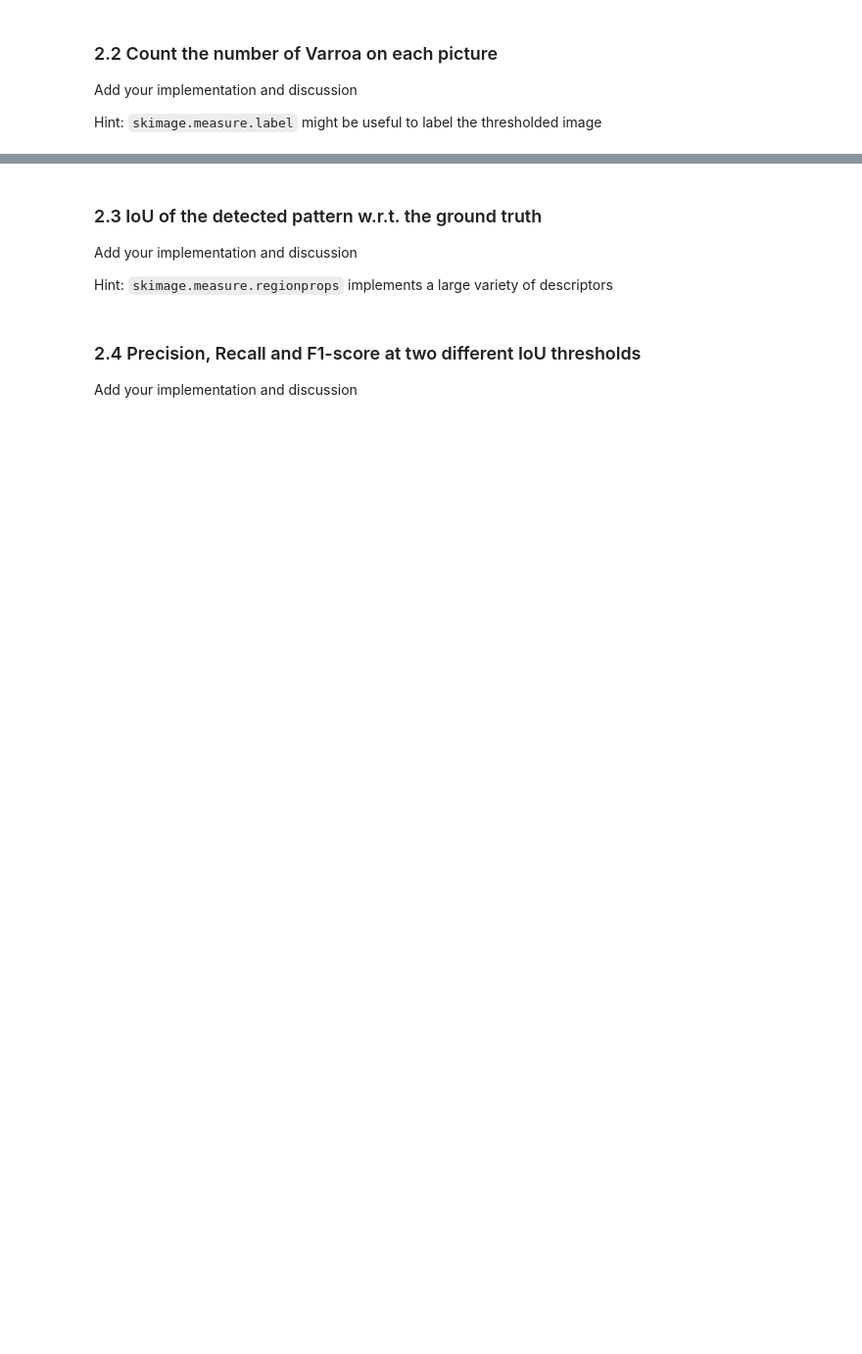
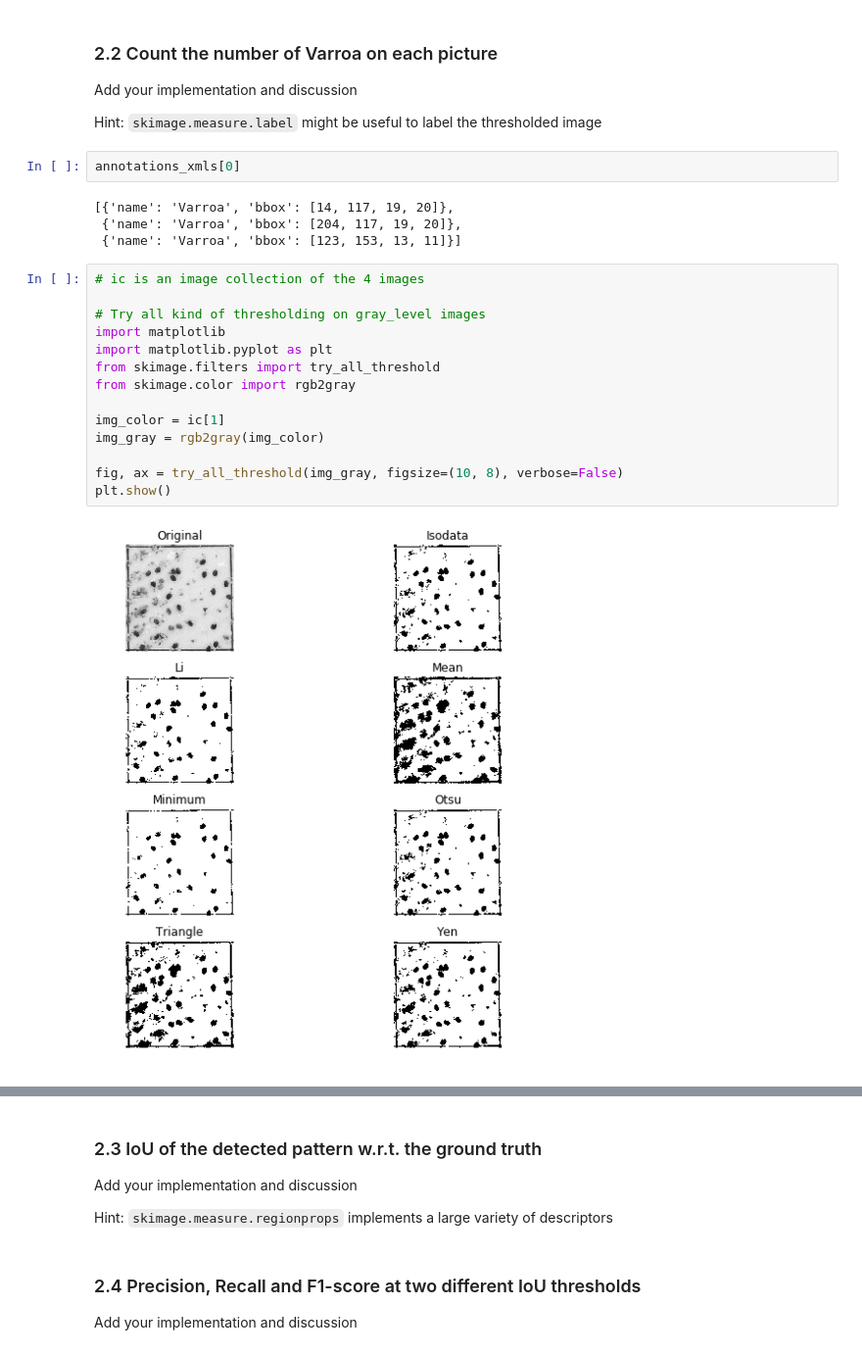
Before and after one commit to hellgheast/Image_analysis, a Jupyter notebook: lab_01_273605.ipynb, the cells around one changed output, grey strips where cells are left out. Shown at 98% size. Drawn from its saved outputs; the diff is of its cells as text; blank space fills up the shorter version.

Commit message:
Analysis of the content of the bee images

```diff
--- a/lab_01_273605.ipynb
+++ b/lab_01_273605.ipynb
@@ -390,3 +399,25 @@ plt.show()
 Add your implementation and discussion
 
 Hint: `skimage.measure.label` might be useful to label the thresholded image
+# %%
+annotations_xmls[0]
+# %% [output]
+[{'name': 'Varroa', 'bbox': [14, 117, 19, 20]},
+ {'name': 'Varroa', 'bbox': [204, 117, 19, 20]},
+ {'name': 'Varroa', 'bbox': [123, 153, 13, 11]}]
+# %%
+# ic is an image collection of the 4 images
+
+# Try all kind of thresholding on gray_level images
+import matplotlib
+import matplotlib.pyplot as plt
+from skimage.filters import try_all_threshold
+from skimage.color import rgb2gray
+
+img_color = ic[1]
+img_gray = rgb2gray(img_color)
+
+fig, ax = try_all_threshold(img_gray, figsize=(10, 8), verbose=False)
+plt.show()
+# %% [output]
+[figure, added]
```
Also changed, not shown: parts of 8 cells of this notebook.
